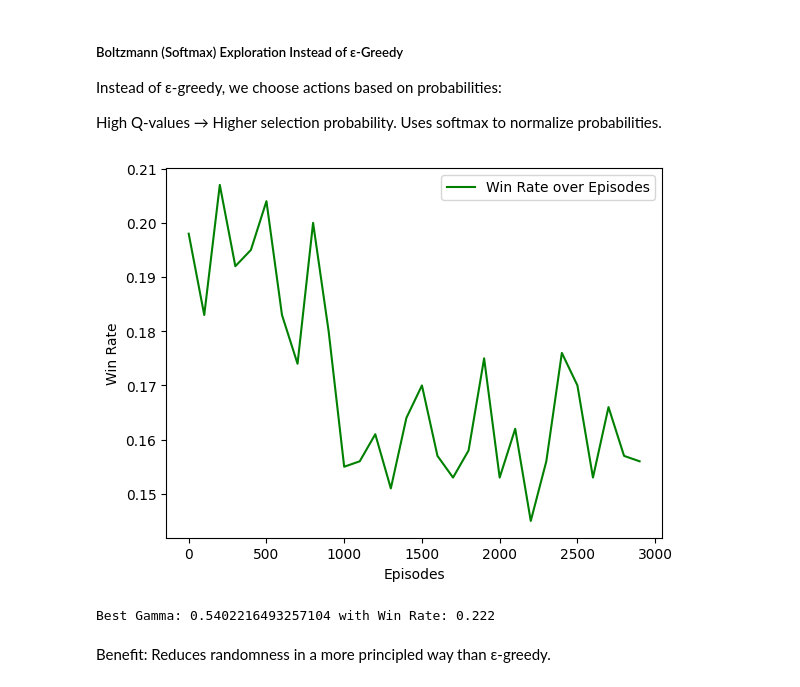
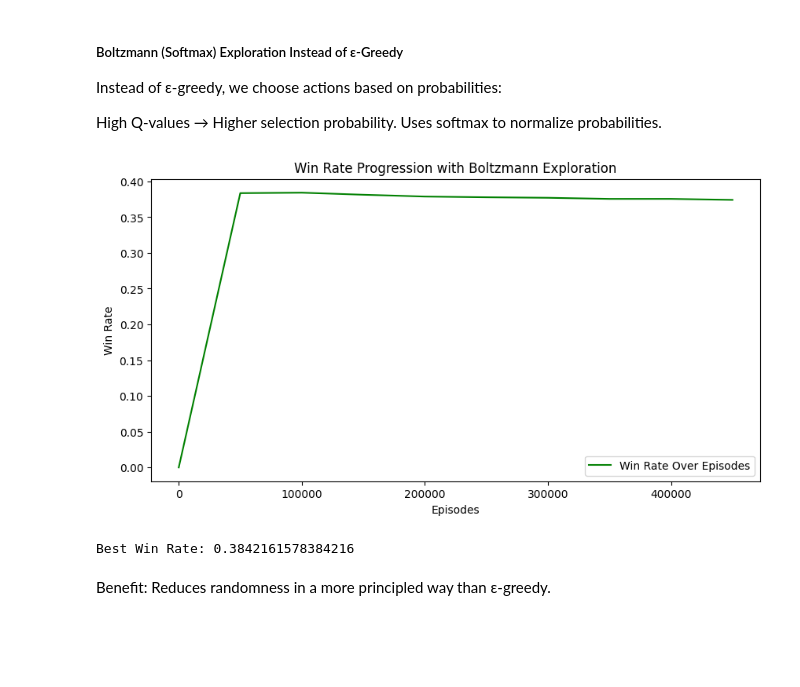
Before and after one commit to samarelayed/Reinforcement_Learning_Blackjack, a Jupyter notebook: Reinforcement_Learning_Blackjack.ipynb, the cells around one changed output. Cells and saved outputs as stored; diff of their text form; code cells hidden in the pictures; blank space fills up the shorter version.

Commit message:
fix graphs

```diff
--- a/Reinforcement_Learning_Blackjack.ipynb
+++ b/Reinforcement_Learning_Blackjack.ipynb
@@ -291,45 +291,46 @@ def boltzmann_action_selection(state, temperature=1.0):
     probabilities = exp_values / np.sum(exp_values)
     return np.random.choice([0, 1], p=probabilities)
 # %%
+win_rates = []
+episodes_list = []
+total_wins = 0
+
 for episode in range(episodes):
-    temperature = max(0.1, np.exp(-0.0001 * episode) + 1e-10)  # Reduce temperature over time and add small constant to avoid the NaN issue
+    temperature = max(0.1, np.exp(-0.0001 * episode) + 1e-10)
     state, _ = env.reset()
     done = False
 
     while not done:
         action = boltzmann_action_selection(state, temperature)
         next_state, reward, done, truncated, _ = env.step(action)
         best_next_action = np.argmax(get_Q(next_state))
+
         Q_table[state][action] += alpha * (reward + gamma * get_Q(next_state, best_next_action) - Q_table[state][action])
+
         state = next_state
 
+    if reward > 0:
+        total_wins += 1
+
     if episode % 50000 == 0:
-        win_rate = sum(1 for _ in range(1000) if env.step(np.argmax(get_Q(env.reset()[0])))[1] > 0) / 1000
-        win_rates_gamma.append(win_rate)
-        gamma_values.append(gamma)
+        win_rate = total_wins / (episode + 1)
+        win_rates.append(win_rate)
         episodes_list.append(episode)
 
-        # Track the best gamma
-        if win_rate > max_win_rate:
-            max_win_rate = win_rate
-            best_gamma = gamma
 
-# Ensure the lengths of episodes_list and win_rates_gamma are the same
-min_length = min(len(episodes_list), len(win_rates_gamma))
-episodes_list = episodes_list[:min_length]
-win_rates_gamma = win_rates_gamma[:min_length]
-
-# Plot win rate over episodes
-plt.plot(episodes_list, win_rates_gamma, label="Win Rate over Episodes", color='green')
+plt.figure(figsize=(10, 5))
+plt.plot(episodes_list, win_rates, label="Win Rate Over Episodes", color='green')
 plt.xlabel("Episodes")
 plt.ylabel("Win Rate")
+plt.title("Win Rate Progression with Boltzmann Exploration")
 plt.legend()
 plt.show()
-
-print(f"Best Gamma: {best_gamma} with Win Rate: {max_win_rate}")
 # %% [output]
-[figure, old version]
+[figure, new version]
-Best Gamma: 0.5402216493257104 with Win Rate: 0.222
+# %%
+print(f"Best Win Rate: {max(win_rates)}")
+# %% [output]
+Best Win Rate: 0.3842161578384216
 # %% [markdown]
 Benefit: Reduces randomness in a more principled way than ε-greedy.
 # %% [markdown]
```
Also changed, not shown: parts of 5 cells of this notebook.
